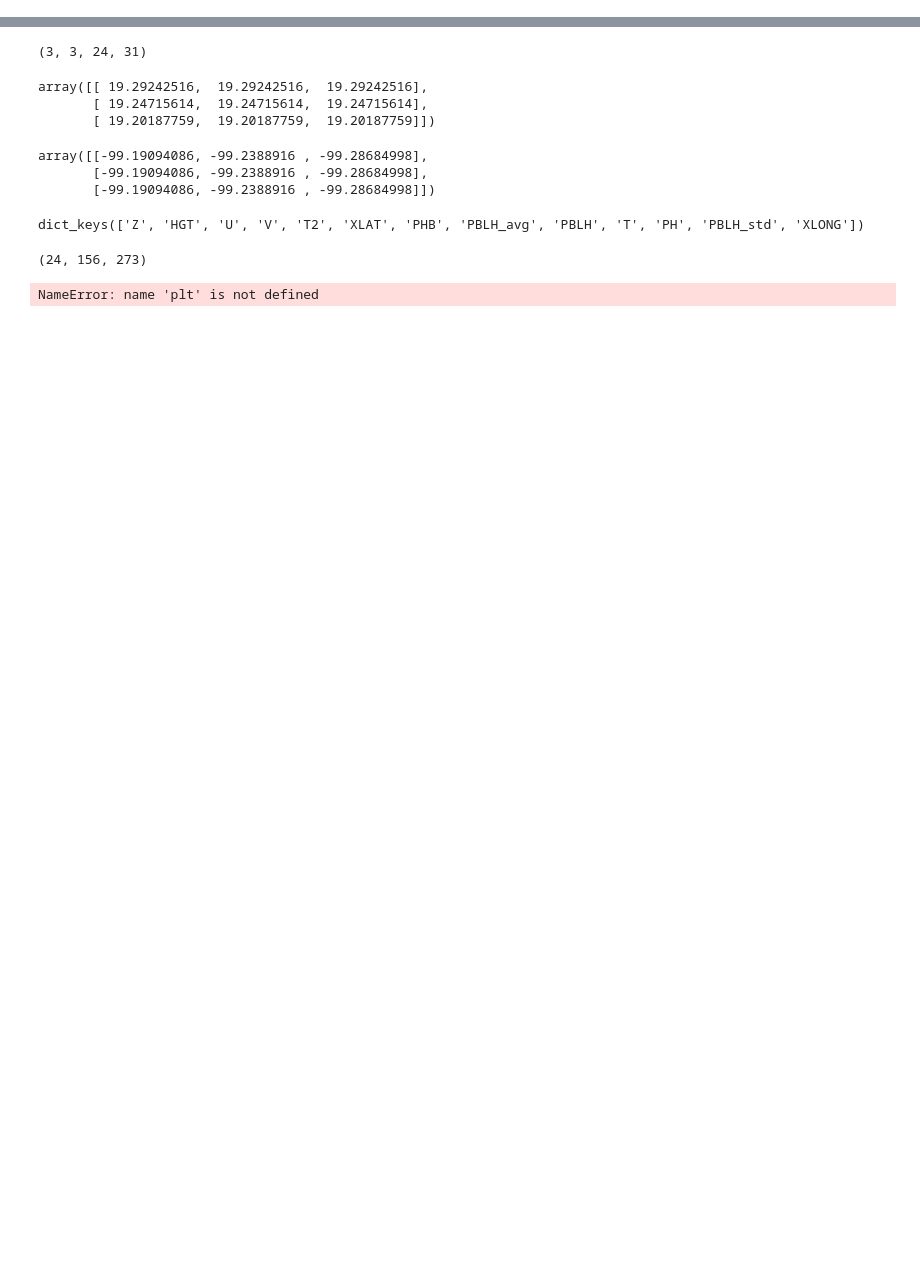
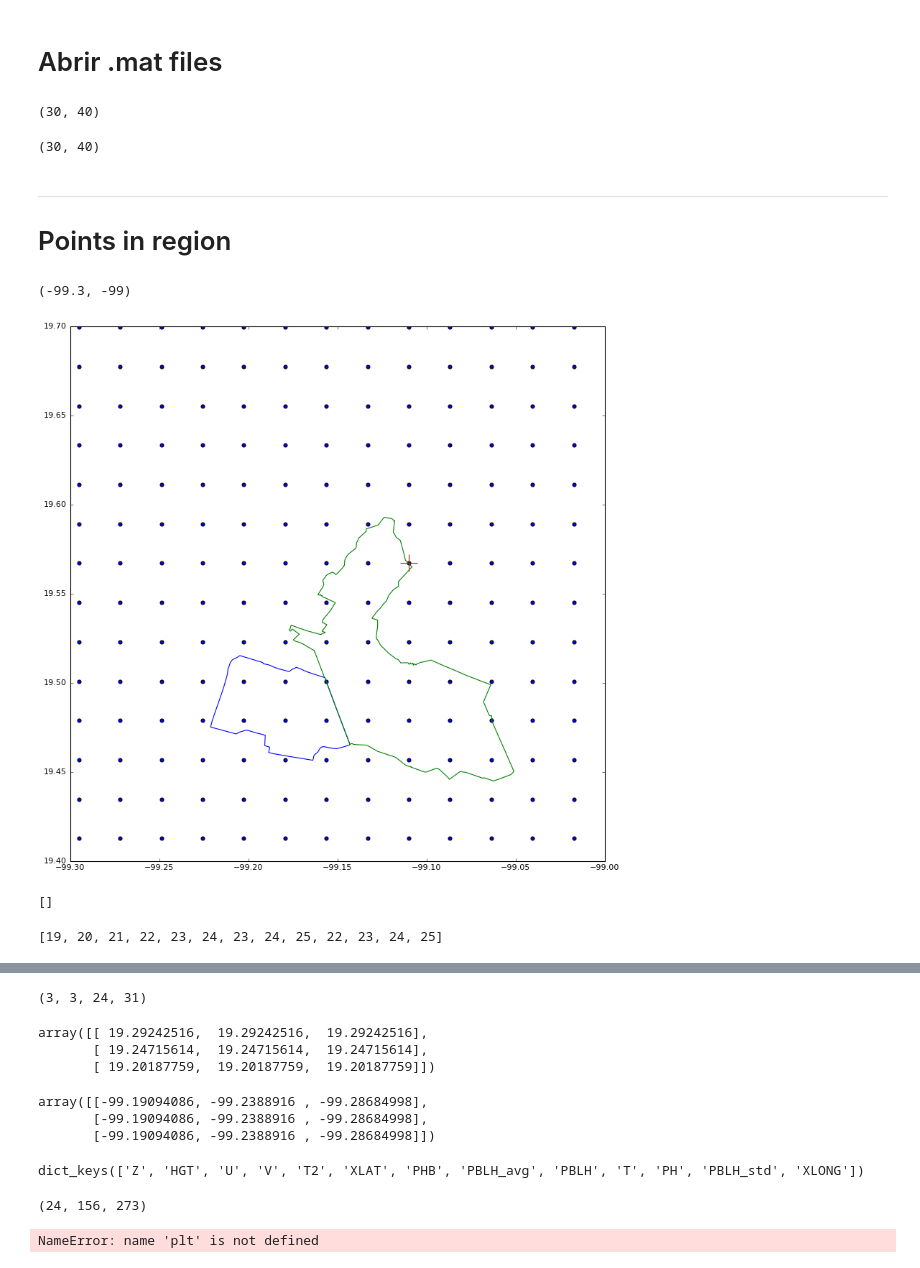
Before and after one commit to cpierard/capa_limite_WRF, a Jupyter notebook: Notebooks/puntos_de malla_en_delegaciones.ipynb, the cells around one changed output, grey strips where cells are left out. Cells and saved outputs as stored; diff of their text form; code cells hidden in the pictures; blank space fills up the shorter version.

```diff
--- a/Notebooks/puntos_de malla_en_delegaciones.ipynb
+++ b/Notebooks/puntos_de malla_en_delegaciones.ipynb
@@ -15,0 +19,9 @@ coyoacan = blt.region()
+# %%
+nombres = ["alvaro_obregon","azcapotzalco","benito_juarez","coyoacan","cuajimalpa","cuauhtemoc","gustavo_a_madero","iztacalco","iztapalapa","magdalena_contreras","miguel_hidalgo","milpa_alta","tlahuac","tlalpan","venustiano_carranza","xochimilco"]
+# %%
+delegaciones = {}
+for i in nombres:
+    reg = blt.region()
+    path = "/Users/claudiopierard/WRF/Datos/delegaciones_cdmx/" + i + ".xy"
+    blt.read_region(reg, path)
+    delegaciones[i] = reg
@@ -15,0 +32,34 @@ coyoacan = blt.region()
+# %% [markdown]
+# Abrir .mat files
+# %%
+mar = sio.loadmat('/Users/claudiopierard/WRF/Datos/WRF/VC/mar/mar_VC.mat')
+sep = sio.loadmat('/Users/claudiopierard/WRF/Datos/WRF/VC/sep/sep_VC.mat')
+#mar = blt.import_var_mat_VC(mar_file)
+# %%
+mar['XLAT'].shape
+# %% [output]
+(30, 40)
+# %%
+sep['XLONG'].shape
+# %% [output]
+(30, 40)
+# %% [markdown]
+-------
+# Points in region
+# %%
+plt.figure(figsize=(12,12))
+#plt.plot(delegaciones['tlahuac'].lon , delegaciones['tlahuac'].lat)
+#plt.plot(delegaciones['miguel_hidalgo'].lon , delegaciones['miguel_hidalgo'].lat)
+#plt.plot(delegaciones['milpa_alta'].lon , delegaciones['milpa_alta'].lat)
+plt.plot(delegaciones['azcapotzalco'].lon , delegaciones['azcapotzalco'].lat)
+plt.plot(delegaciones['gustavo_a_madero'].lon , delegaciones['gustavo_a_madero'].lat)
+
+nx = 18
+ny = 33
+plt.scatter(mar['XLONG'], mar['XLAT'])
+plt.scatter(mar['XLONG'][nx,ny], mar['XLAT'][nx,ny], marker = "+", s = 500, c = 'r')
+plt.ylim(19.4, 19.7)
+plt.xlim(-99.3, -99)
+# %% [output]
+(-99.3, -99)
+[figure, added]
@@ -15,0 +68,4 @@ coyoacan = blt.region()
+# %%
+delegaciones['azcapotzalco'].nx
+# %% [output]
+[]
@@ -15,0 +75,4 @@ coyoacan = blt.region()
+# %%
+delegaciones['alvaro_obregon'].ny
+# %% [output]
+[19, 20, 21, 22, 23, 24, 23, 24, 25, 22, 23, 24, 25]
```
Also changed, not shown: parts of 53 cells of this notebook, 12 other files.
